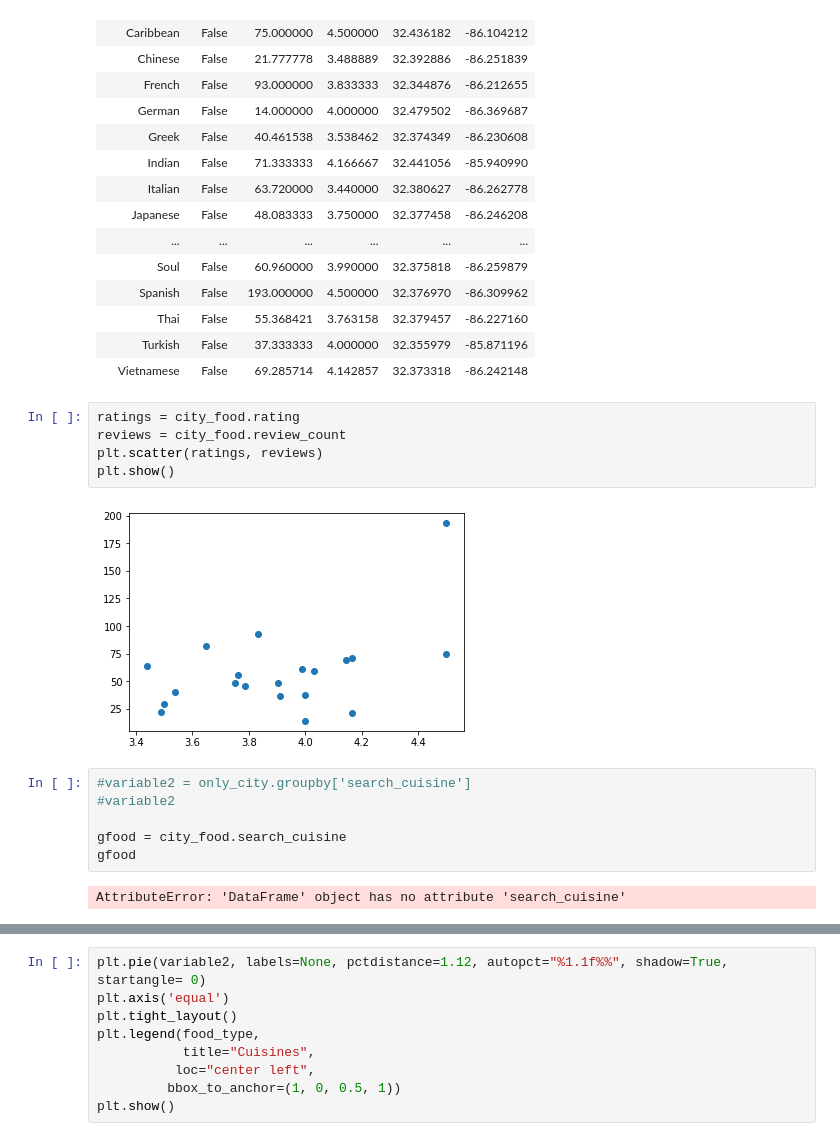
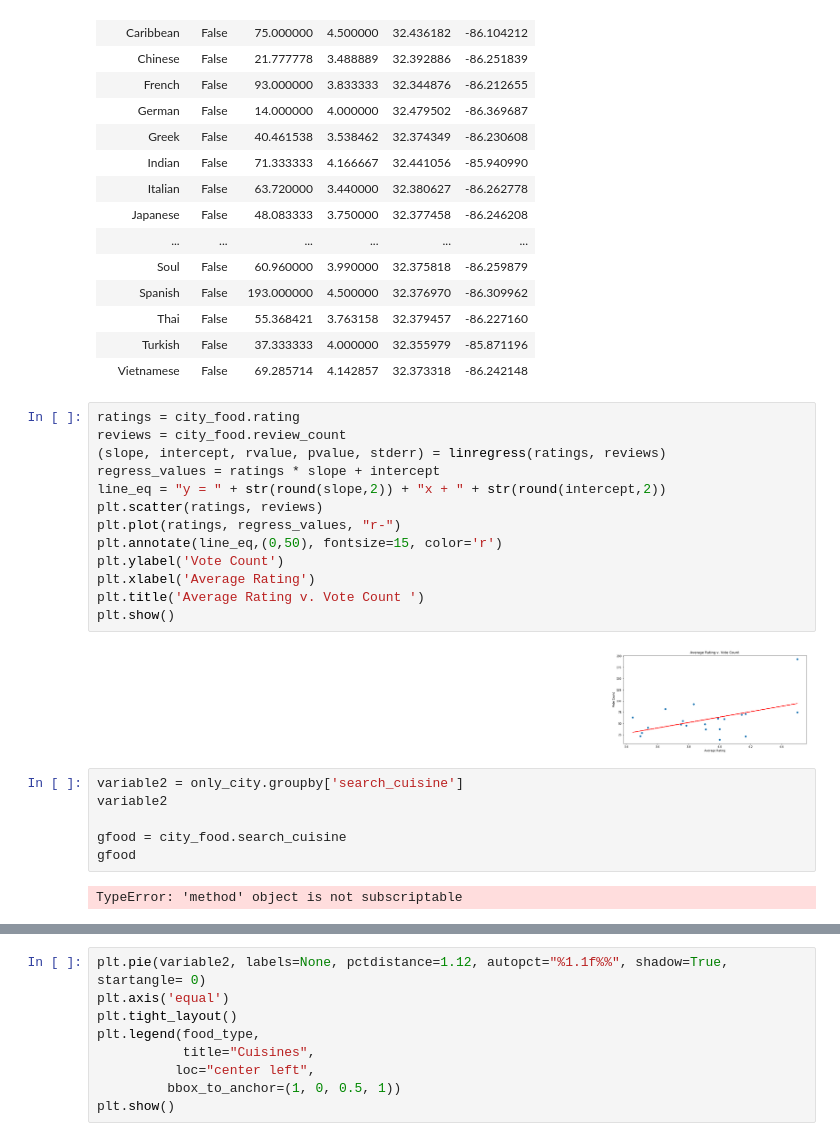
Before and after one commit to Cnw695/Project_1, a Jupyter notebook: yelp_part2_dataprocessing_2_Clinton.ipynb, the cells around one changed output, grey strips where cells are left out. Saved outputs shown, nothing was run; the diff lists cells and outputs as text.

```diff
--- a/yelp_part2_dataprocessing_2_Clinton.ipynb
+++ b/yelp_part2_dataprocessing_2_Clinton.ipynb
@@ -382,21 +393,29 @@ city_food
 | Thai | False | 55.368421 | 3.763158 | 32.379457 | -86.227160 |
 | Turkish | False | 37.333333 | 4.000000 | 32.355979 | -85.871196 |
 | Vietnamese | False | 69.285714 | 4.142857 | 32.373318 | -86.242148 |
-# %%
-ratings = city_food.rating
-reviews = city_food.review_count
-plt.scatter(ratings, reviews)
-plt.show()
-# %% [output]
-[figure, removed]
+# %%
+ratings = city_food.rating
+reviews = city_food.review_count
+(slope, intercept, rvalue, pvalue, stderr) = linregress(ratings, reviews)
+regress_values = ratings * slope + intercept
+line_eq = "y = " + str(round(slope,2)) + "x + " + str(round(intercept,2))
+plt.scatter(ratings, reviews)
+plt.plot(ratings, regress_values, "r-")
+plt.annotate(line_eq,(0,50), fontsize=15, color='r')
+plt.ylabel('Vote Count')
+plt.xlabel('Average Rating')
+plt.title('Average Rating v. Vote Count ')
+plt.show()
+# %% [output]
+[figure, added]
 # %%
-#variable2 = only_city.groupby['search_cuisine']
-#variable2
+variable2 = only_city.groupby['search_cuisine']
+variable2
 
 gfood = city_food.search_cuisine
 gfood
 # %% [output]
-AttributeError: 'DataFrame' object has no attribute 'search_cuisine'
+TypeError: 'method' object is not subscriptable
 # %%
 specific_city = 'Albany, New York'
 yelp_gb_cc_city = yelp_format_rd1[yelp_format_rd1['search_city'] == specific_city].groupby(['search_cuisine'])
```
Also changed, not shown: parts of 5 cells of this notebook, 2 other files.
